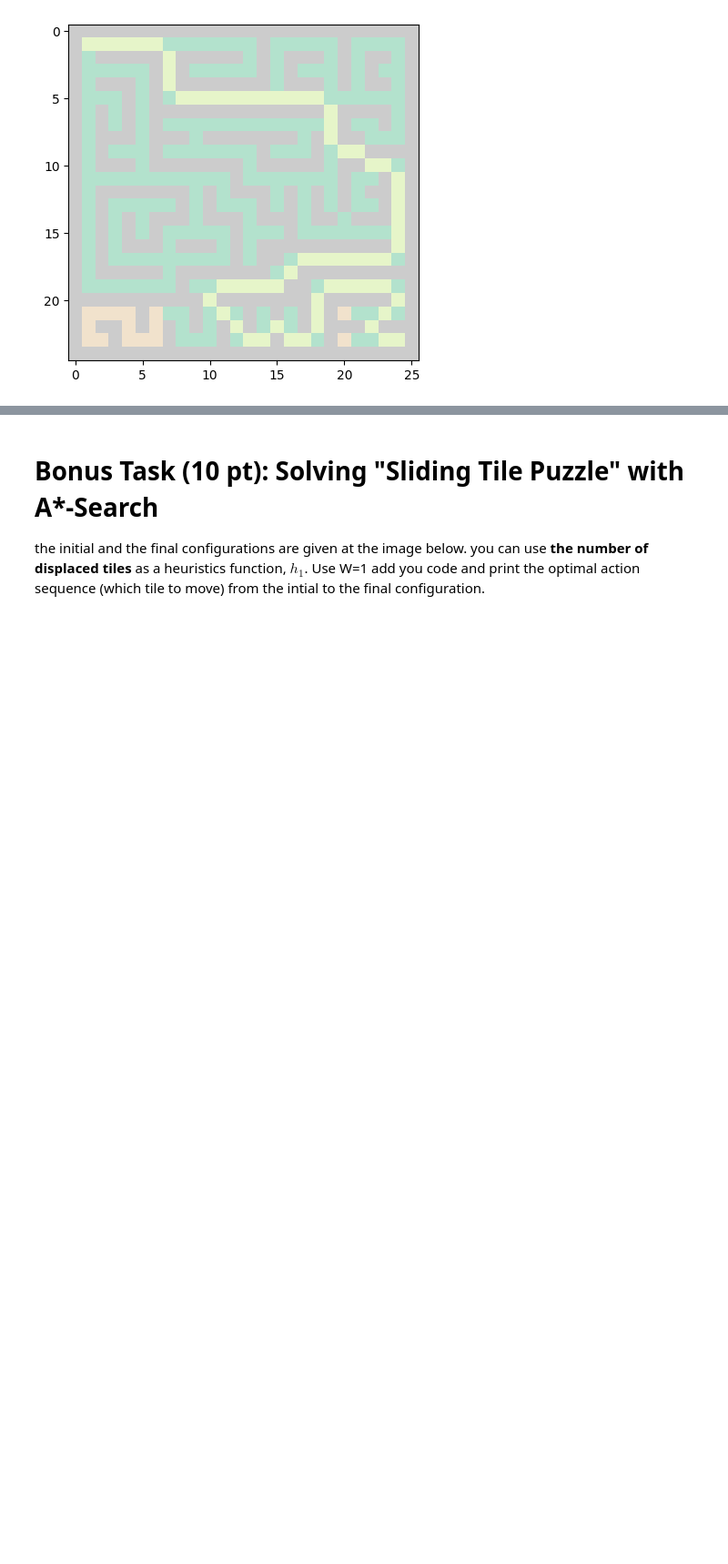
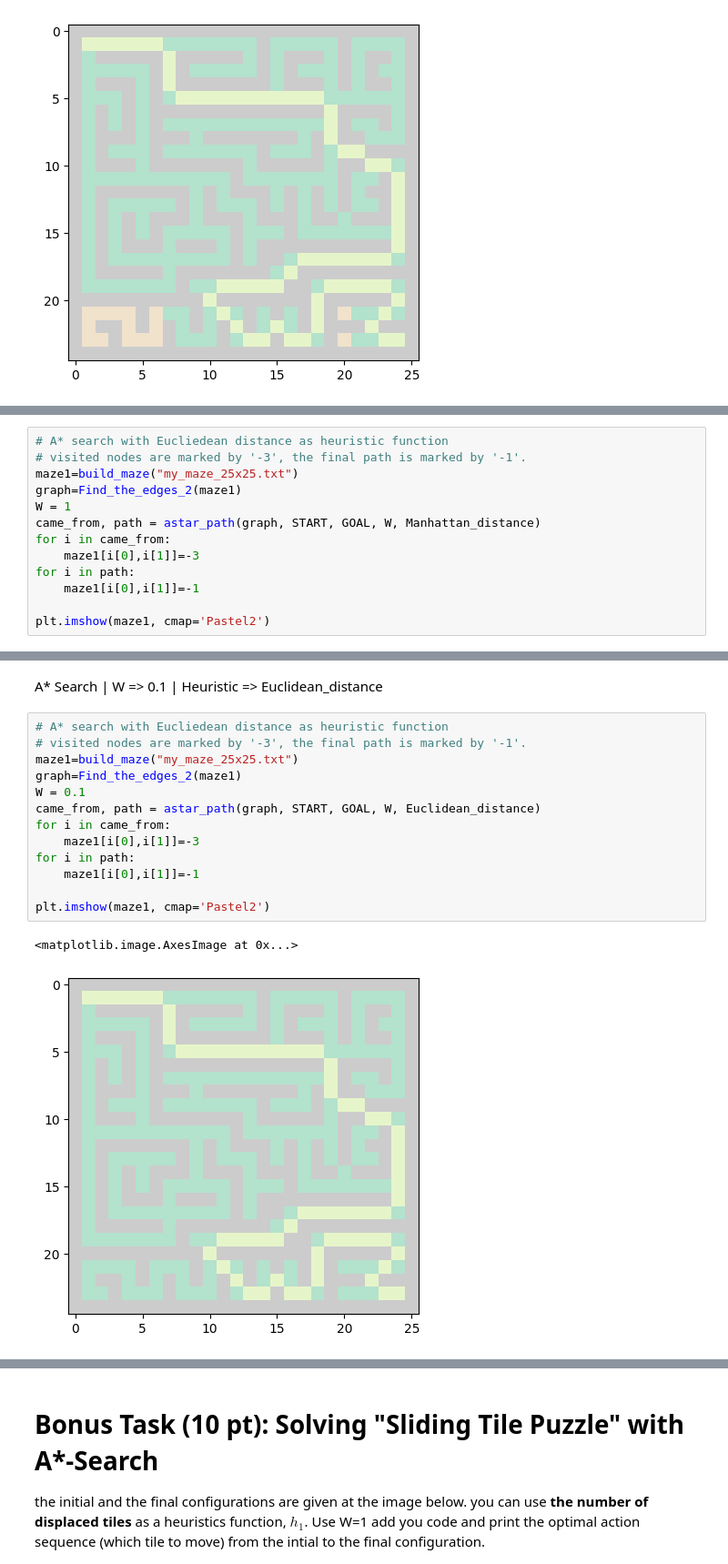
Before and after one commit to kavan-soni/252_260, a Jupyter notebook: CMPE252_SEC01_SP2023_HW01.ipynb, the cells around one changed output, grey strips where cells are left out. Shown at 91% size. Cells and saved outputs as stored; diff of their text form; blank space fills up the shorter version.

```diff
--- a/CMPE252_SEC01_SP2023_HW01.ipynb
+++ b/CMPE252_SEC01_SP2023_HW01.ipynb
@@ -761,0 +768,13 @@ plt.imshow(maze1, cmap='Pastel2')
+# %%
+# A* search with Eucliedean distance as heuristic function
+# visited nodes are marked by '-3', the final path is marked by '-1'.
+maze1=build_maze("my_maze_25x25.txt")
+graph=Find_the_edges_2(maze1)
+W = 1
+came_from, path = astar_path(graph, START, GOAL, W, Manhattan_distance)
+for i in came_from:
+    maze1[i[0],i[1]]=-3
+for i in path:
+    maze1[i[0],i[1]]=-1
+
+plt.imshow(maze1, cmap='Pastel2')
@@ -761,0 +784,19 @@ plt.imshow(maze1, cmap='Pastel2')
+# %% [markdown]
+A* Search | W => 0.1
+ | Heuristic => Euclidean_distance
+# %%
+# A* search with Eucliedean distance as heuristic function
+# visited nodes are marked by '-3', the final path is marked by '-1'.
+maze1=build_maze("my_maze_25x25.txt")
+graph=Find_the_edges_2(maze1)
+W = 0.1
+came_from, path = astar_path(graph, START, GOAL, W, Euclidean_distance)
+for i in came_from:
+    maze1[i[0],i[1]]=-3
+for i in path:
+    maze1[i[0],i[1]]=-1
+
+plt.imshow(maze1, cmap='Pastel2')
+# %% [output]
+<matplotlib.image.AxesImage at 0x...>
+[figure, added]
```
Also changed, not shown: parts of 29 cells of this notebook.
